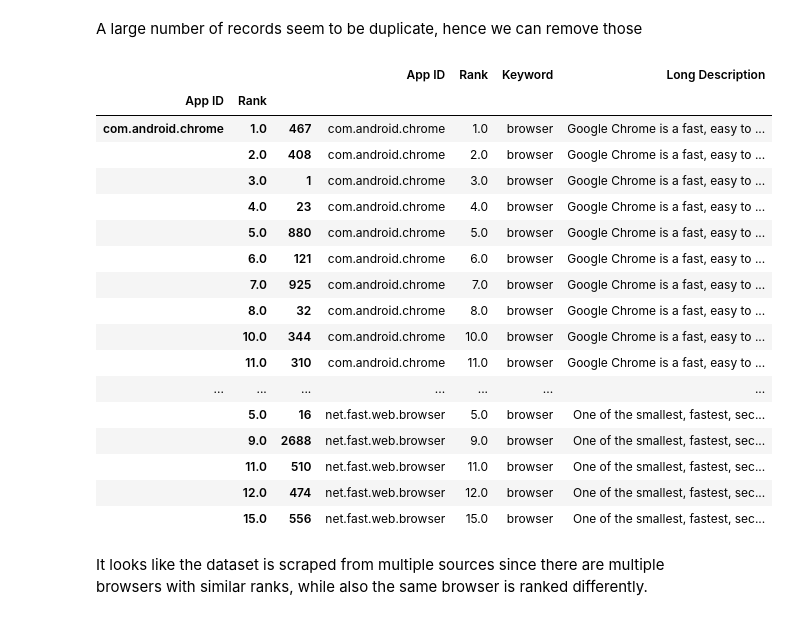
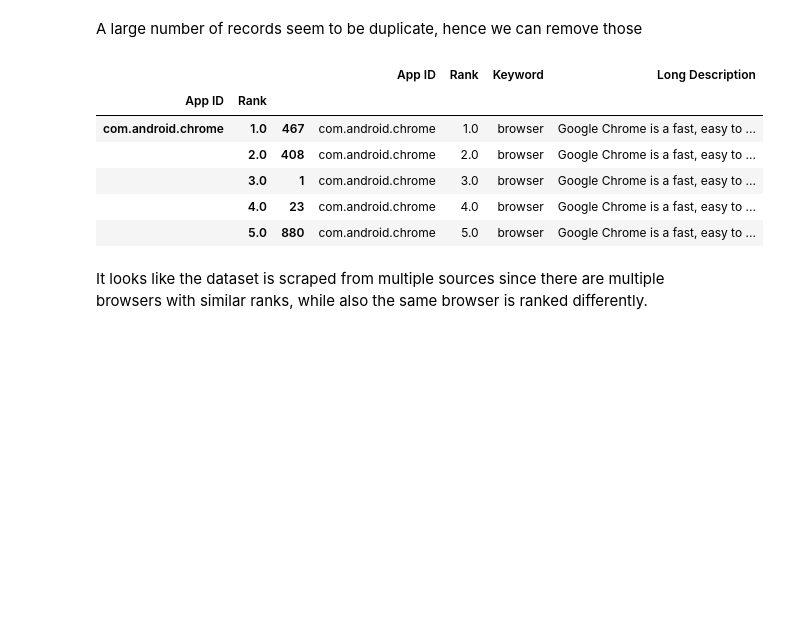
Before and after one commit to 5aumit/browserrankings, a Jupyter notebook: eda.ipynb, the cells around one changed output. Cells and saved outputs as stored; diff of their text form; code cells hidden in the pictures; blank space fills up the shorter version.

```diff
--- a/eda.ipynb
+++ b/eda.ipynb
@@ -74,26 +74,15 @@ A large number of records seem to be duplicate, hence we can remove those
 # %%
 df.drop_duplicates(keep = 'first',inplace = True)
 # %%
-df[df['Keyword'] == 'browser'][['App ID','Rank','Keyword','Long Description']].groupby(by = ['App ID','Rank']).apply(lambda a: a[:])
+df[df['Keyword'] == 'browser'][['App ID','Rank','Keyword','Long Description']].groupby(by = ['App ID','Rank']).apply(lambda a: a[:]).head()
 # %% [output]
 |  |  |  | App ID | Rank | Keyword | Long Description |
 | App ID | Rank |  |  |  |  |  |
 | com.android.chrome | 1.0 | 467 | com.android.chrome | 1.0 | browser | Google Chrome is a fast, easy to ... |
 |  | 2.0 | 408 | com.android.chrome | 2.0 | browser | Google Chrome is a fast, easy to ... |
 |  | 3.0 | 1 | com.android.chrome | 3.0 | browser | Google Chrome is a fast, easy to ... |
 |  | 4.0 | 23 | com.android.chrome | 4.0 | browser | Google Chrome is a fast, easy to ... |
 |  | 5.0 | 880 | com.android.chrome | 5.0 | browser | Google Chrome is a fast, easy to ... |
-|  | 6.0 | 121 | com.android.chrome | 6.0 | browser | Google Chrome is a fast, easy to ... |
-|  | 7.0 | 925 | com.android.chrome | 7.0 | browser | Google Chrome is a fast, easy to ... |
-|  | 8.0 | 32 | com.android.chrome | 8.0 | browser | Google Chrome is a fast, easy to ... |
-|  | 10.0 | 344 | com.android.chrome | 10.0 | browser | Google Chrome is a fast, easy to ... |
-|  | 11.0 | 310 | com.android.chrome | 11.0 | browser | Google Chrome is a fast, easy to ... |
-| ... | ... | ... | ... | ... | ... | ... |
-|  | 5.0 | 16 | net.fast.web.browser | 5.0 | browser | One of the smallest, fastest, sec... |
-|  | 9.0 | 2688 | net.fast.web.browser | 9.0 | browser | One of the smallest, fastest, sec... |
-|  | 11.0 | 510 | net.fast.web.browser | 11.0 | browser | One of the smallest, fastest, sec... |
-|  | 12.0 | 474 | net.fast.web.browser | 12.0 | browser | One of the smallest, fastest, sec... |
-|  | 15.0 | 556 | net.fast.web.browser | 15.0 | browser | One of the smallest, fastest, sec... |
 # %% [markdown]
 It looks like the dataset is scraped from multiple sources since there are multiple browsers with similar ranks, while also the same browser is ranked differently.
 # %%
```
Also changed, not shown: parts of 2 cells of this notebook.
